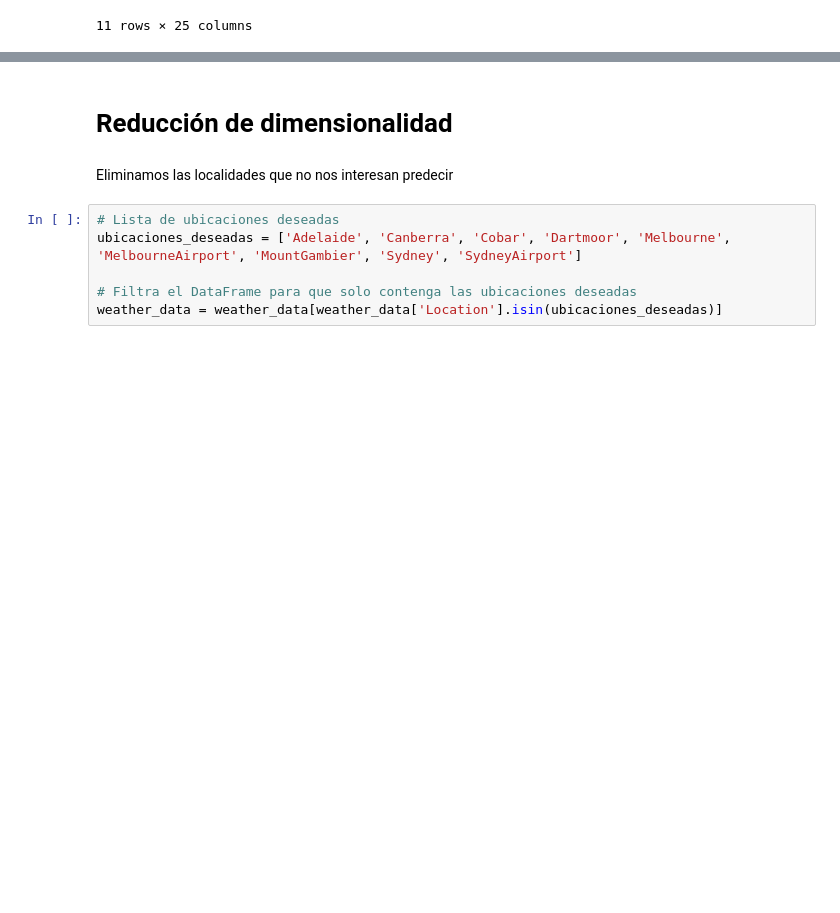
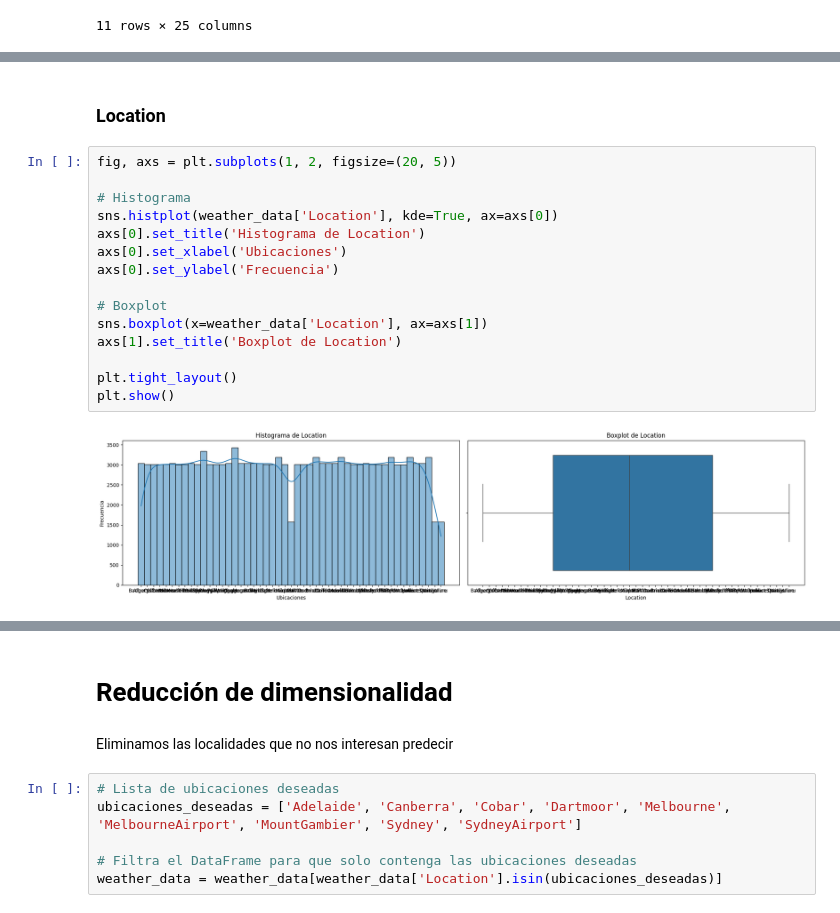
Before and after one commit to C4570/AA1-TUIA-Britos-Moresco, a Jupyter notebook: TP_integrador_AA1.ipynb, the cells around one changed output, grey strips where cells are left out. Saved outputs shown, nothing was run; the diff lists cells and outputs as text; blank space fills up the shorter version.

```diff
--- a/TP_integrador_AA1.ipynb
+++ b/TP_integrador_AA1.ipynb
@@ -131,0 +199,19 @@ dtype: int64
+# %% [markdown]
+### Location
+# %%
+fig, axs = plt.subplots(1, 2, figsize=(20, 5))
+
+# Histograma
+sns.histplot(weather_data['Location'], kde=True, ax=axs[0])
+axs[0].set_title('Histograma de Location')
+axs[0].set_xlabel('Ubicaciones')
+axs[0].set_ylabel('Frecuencia')
+
+# Boxplot
+sns.boxplot(x=weather_data['Location'], ax=axs[1])
+axs[1].set_title('Boxplot de Location')
+
+plt.tight_layout()
+plt.show()
+# %% [output]
+[figure, added]
```
Also changed, not shown: parts of 141 cells of this notebook.
